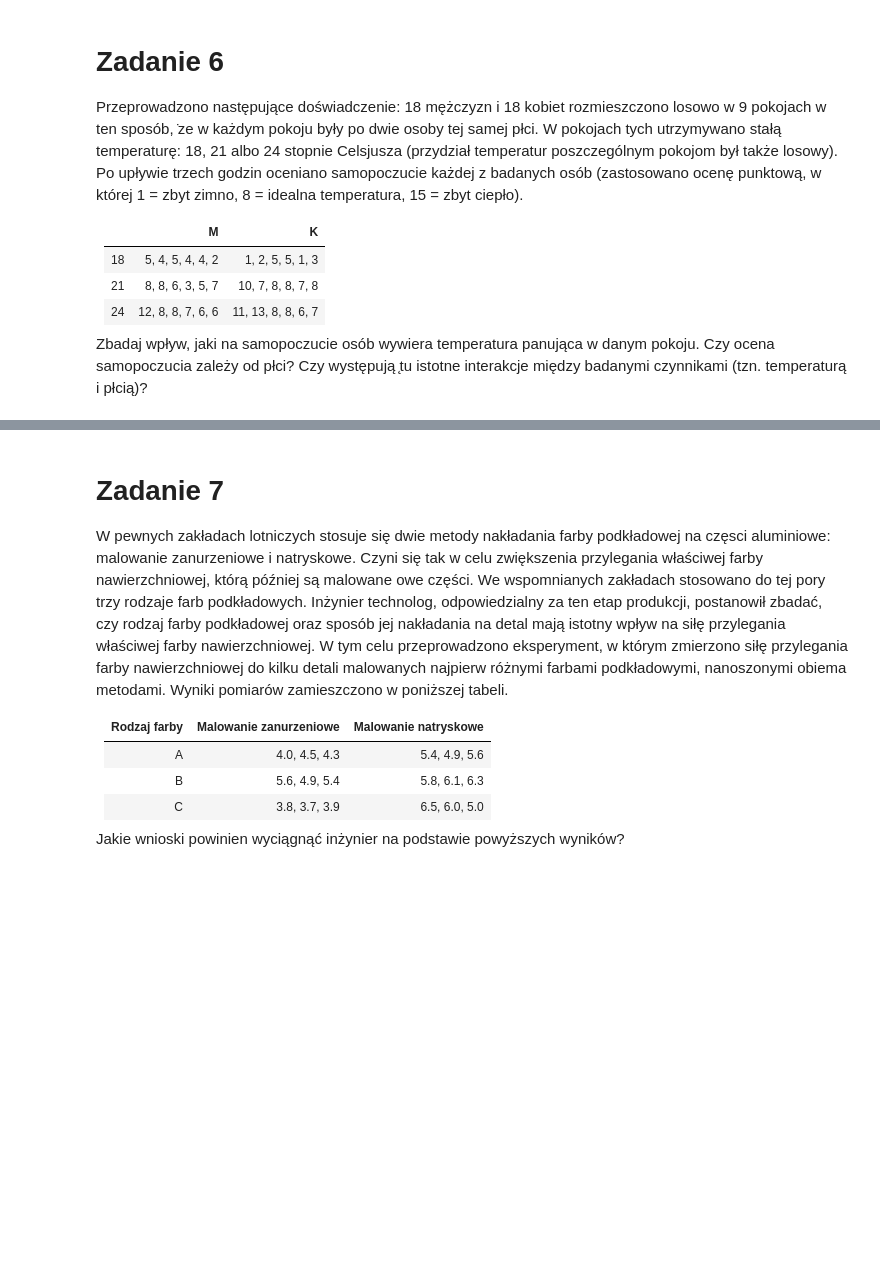
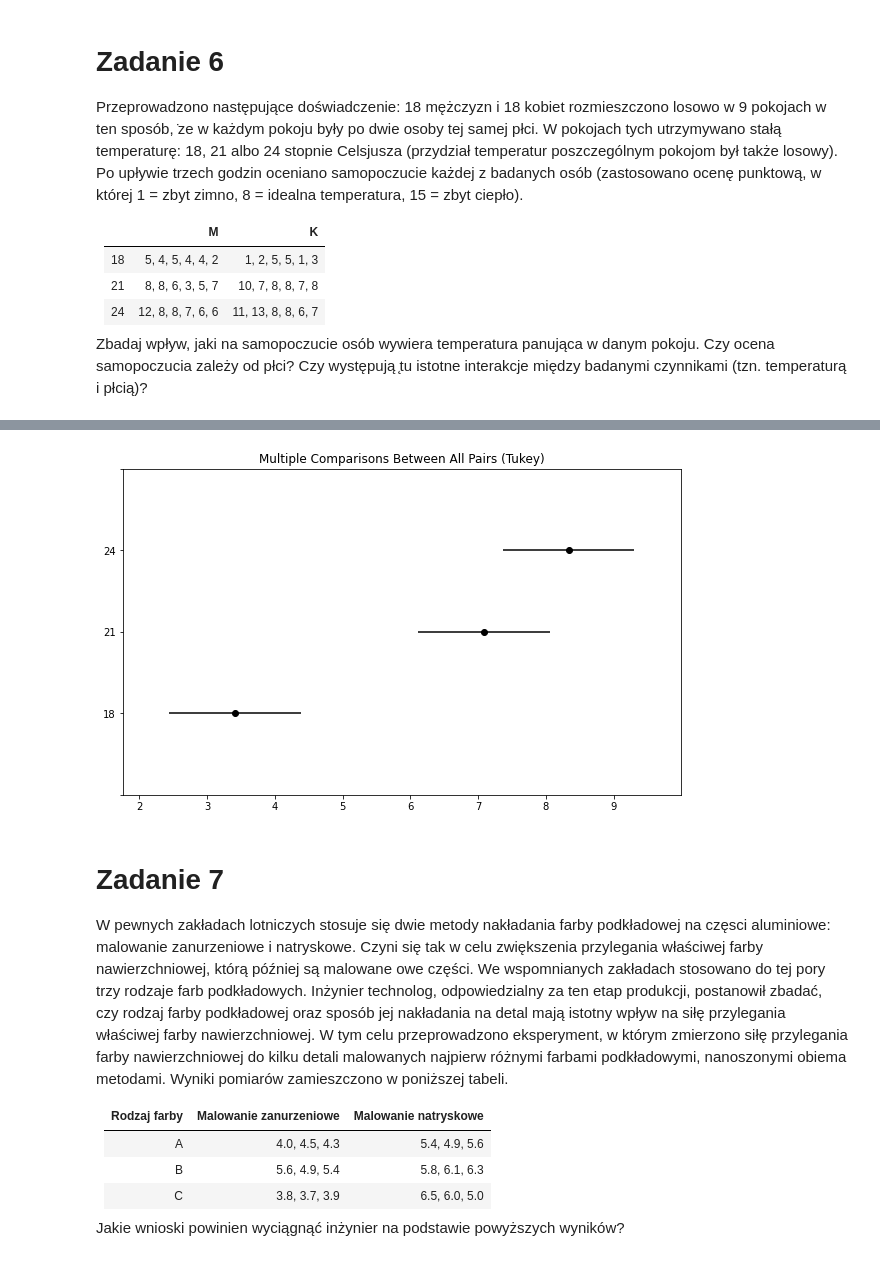
Before and after one commit to mdabrowski-phd/ds250223_regression, a Jupyter notebook: workshops_sobota/01_statystyka/03_analiza_wariancji.ipynb, the cells around one changed output, grey strips where cells are left out. Cells and saved outputs as stored; diff of their text form; code cells hidden in the pictures; blank space fills up the shorter version.

```diff
--- a/workshops_sobota/01_statystyka/03_analiza_wariancji.ipynb
+++ b/workshops_sobota/01_statystyka/03_analiza_wariancji.ipynb
@@ -254,3 +431,10 @@ Przeprowadzono następujące doświadczenie: 18 mężczyzn i 18 kobiet rozmieszc
 | 24 | 12, 8, 8, 7, 6, 6 | 11, 13, 8, 8, 6, 7 |
 
 Zbadaj wpływ, jaki na samopoczucie osób wywiera temperatura panująca w danym pokoju. Czy ocena samopoczucia zależy od płci? Czy występują ̨tu istotne interakcje między badanymi czynnikami (tzn. temperaturą i płcią)?
+# %%
+grupa1 = np.array([5, 4, 5, 4, 4, 2])
+grupa2 = np.array([8, 8, 6, 3, 5, 7])
+grupa3 = np.array([12, 8, 8, 7, 6, 6])
+grupa4 = np.array([1, 2, 5, 5, 1, 3])
+grupa5 = np.array([10, 7, 8, 8, 7, 8])
+grupa6 = np.array([11, 13, 8, 8, 6, 7])
@@ -256,0 +459,6 @@ Zbadaj wpływ, jaki na samopoczucie osób wywiera temperatura panująca w danym
+# %%
+values = np.concatenate((grupa1,grupa2,grupa3,grupa4,grupa5,grupa6))
+group1 = np.concatenate([['M']*18,['K']*18])
+group2 = np.concatenate([['18']*6,['21']*6,['24']*6,['18']*6,['21']*6,['24']*6])
+df = pd.DataFrame({'value': values,'group1': group1,'group2': group2})
+df.head()
@@ -256,0 +483,3 @@ Zbadaj wpływ, jaki na samopoczucie osób wywiera temperatura panująca w danym
+# %%
+tukey2 = pairwise_tukeyhsd(endog = df['value'],groups = df['group2'])
+tukey2.summary()
@@ -257,3 +492,8 @@ Zbadaj wpływ, jaki na samopoczucie osób wywiera temperatura panująca w danym
+# %%
+tukey2.plot_simultaneous()
+plt.show()
+# %% [output]
+[figure, added]
 # %% [markdown]
 # Zadanie 7
 W  pewnych  zakładach  lotniczych  stosuje  się  dwie  metody  nakładania farby podkładowej na częsci aluminiowe: malowanie zanurzeniowe i natryskowe. Czyni się  tak  w  celu  zwiększenia  przylegania  właściwej  farby  nawierzchniowej,  którą  później są malowane owe części. We wspomnianych zakładach stosowano do tej pory trzy rodzaje farb podkładowych. Inżynier technolog, odpowiedzialny za ten etap produkcji, postanowił zbadać, czy rodzaj farby podkładowej oraz sposób jej nakładania na detal mają istotny wpływ na siłę przylegania właściwej farby nawierzchniowej. W tym celu przeprowadzono eksperyment, w którym zmierzono siłę przylegania farby nawierzchniowej do kilku detali malowanych najpierw różnymi farbami podkładowymi, nanoszonymi obiema metodami. Wyniki pomiarów zamieszczono w poniższej tabeli.
```
Also changed, not shown: parts of 36 cells of this notebook, 2 other files.
